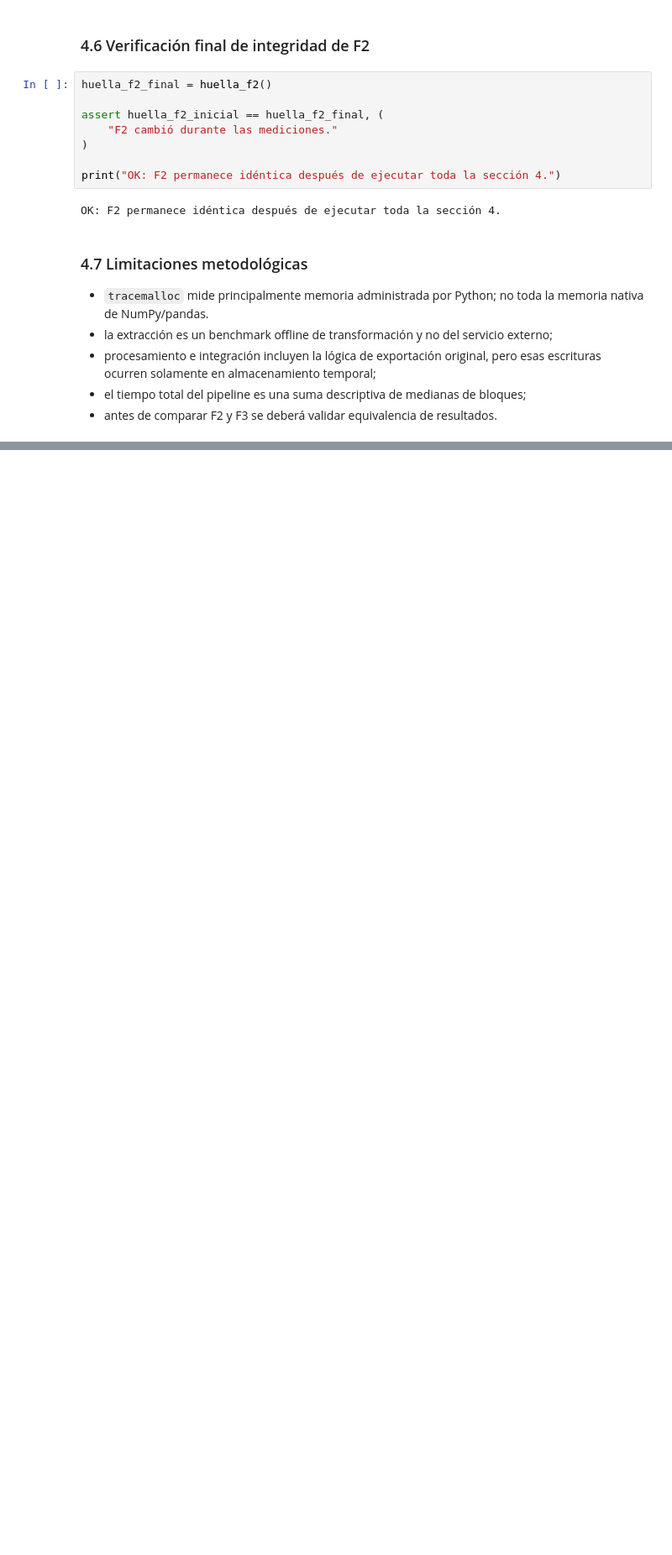
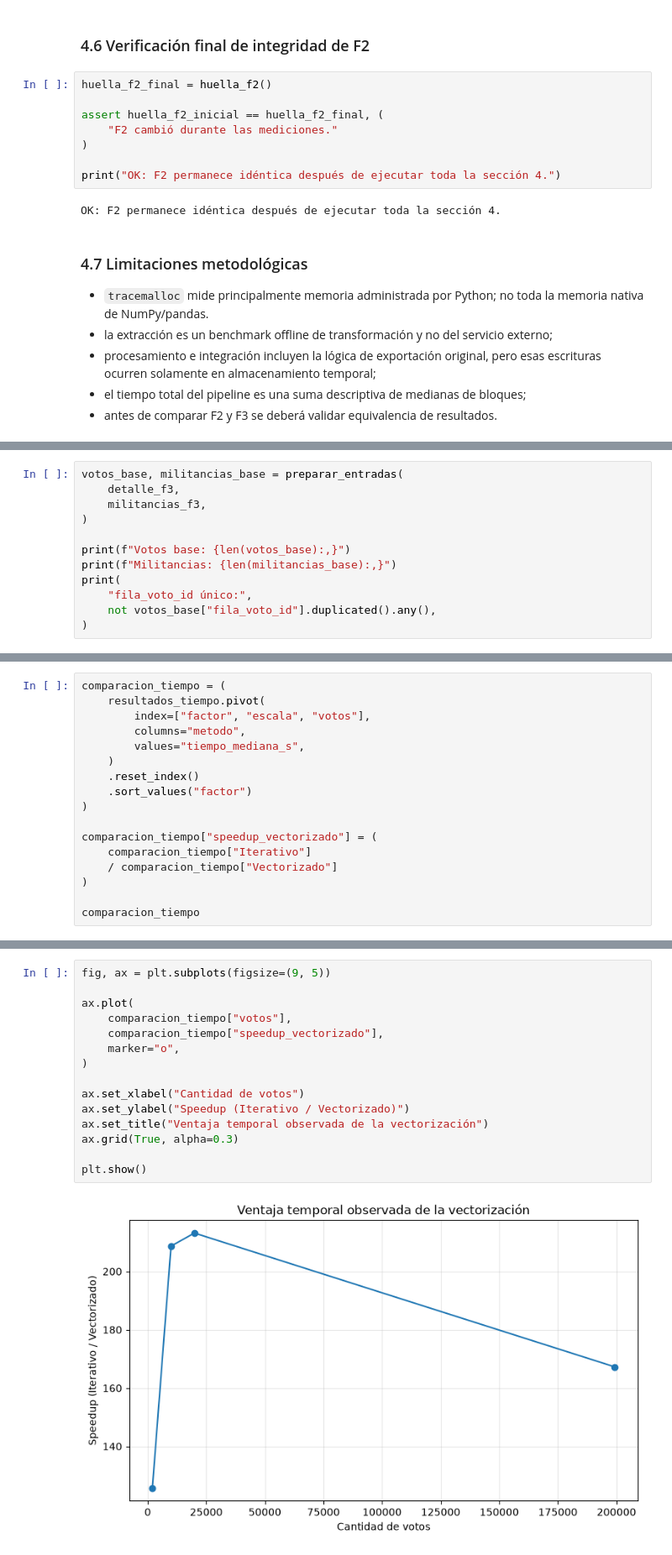
Before and after one commit to joserodriguezc/grupo_1_programacion_ciencia_datos, a Jupyter notebook: F3/notebooks/F3_01_nucleo.ipynb, the cells around one changed output, grey strips where cells are left out. Shown at 84% size. Drawn from its saved outputs; the diff is of its cells as text; blank space fills up the shorter version.

```diff
--- a/F3/notebooks/F3_01_nucleo.ipynb
+++ b/F3/notebooks/F3_01_nucleo.ipynb
@@ -617,0 +804,12 @@ OK: F2 permanece idéntica después de ejecutar toda la sección 4.
+# %%
+votos_base, militancias_base = preparar_entradas(
+    detalle_f3,
+    militancias_f3,
+)
+
+print(f"Votos base: {len(votos_base):,}")
+print(f"Militancias: {len(militancias_base):,}")
+print(
+    "fila_voto_id único:",
+    not votos_base["fila_voto_id"].duplicated().any(),
+)
@@ -621,0 +1059,17 @@ OK: F2 permanece idéntica después de ejecutar toda la sección 4.
+# %%
+comparacion_tiempo = (
+    resultados_tiempo.pivot(
+        index=["factor", "escala", "votos"],
+        columns="metodo",
+        values="tiempo_mediana_s",
+    )
+    .reset_index()
+    .sort_values("factor")
+)
+
+comparacion_tiempo["speedup_vectorizado"] = (
+    comparacion_tiempo["Iterativo"]
+    / comparacion_tiempo["Vectorizado"]
+)
+
+comparacion_tiempo
@@ -621,0 +1154,17 @@ OK: F2 permanece idéntica después de ejecutar toda la sección 4.
+# %%
+fig, ax = plt.subplots(figsize=(9, 5))
+
+ax.plot(
+    comparacion_tiempo["votos"],
+    comparacion_tiempo["speedup_vectorizado"],
+    marker="o",
+)
+
+ax.set_xlabel("Cantidad de votos")
+ax.set_ylabel("Speedup (Iterativo / Vectorizado)")
+ax.set_title("Ventaja temporal observada de la vectorización")
+ax.grid(True, alpha=0.3)
+
+plt.show()
+# %% [output]
+[figure, added]
```
Also changed, not shown: parts of 45 cells of this notebook.
